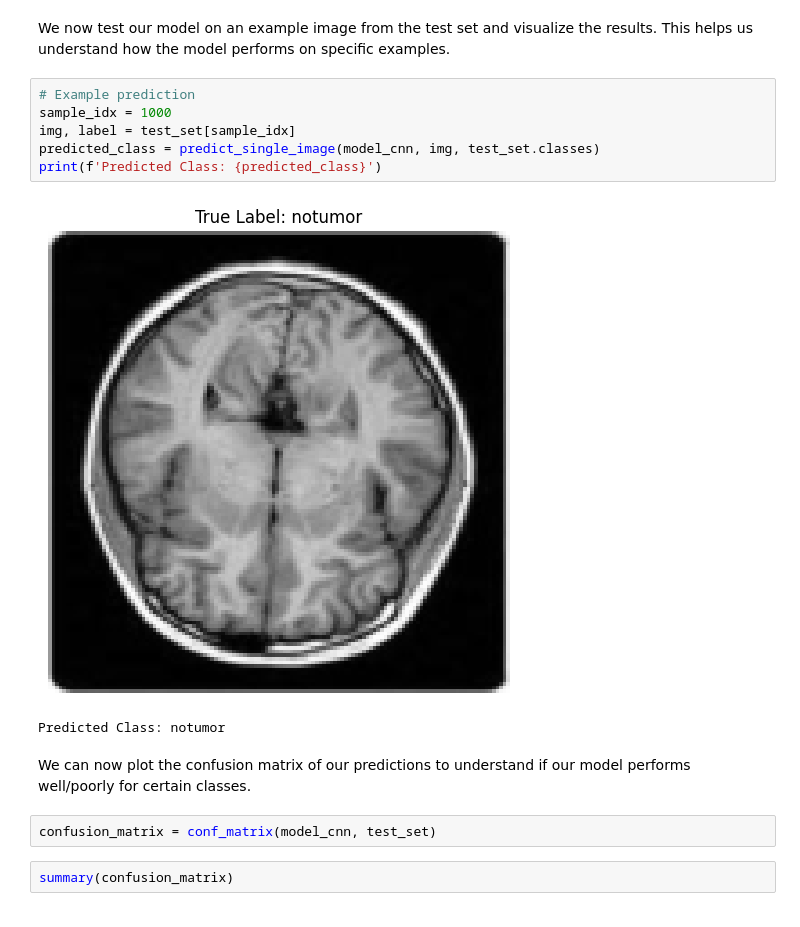
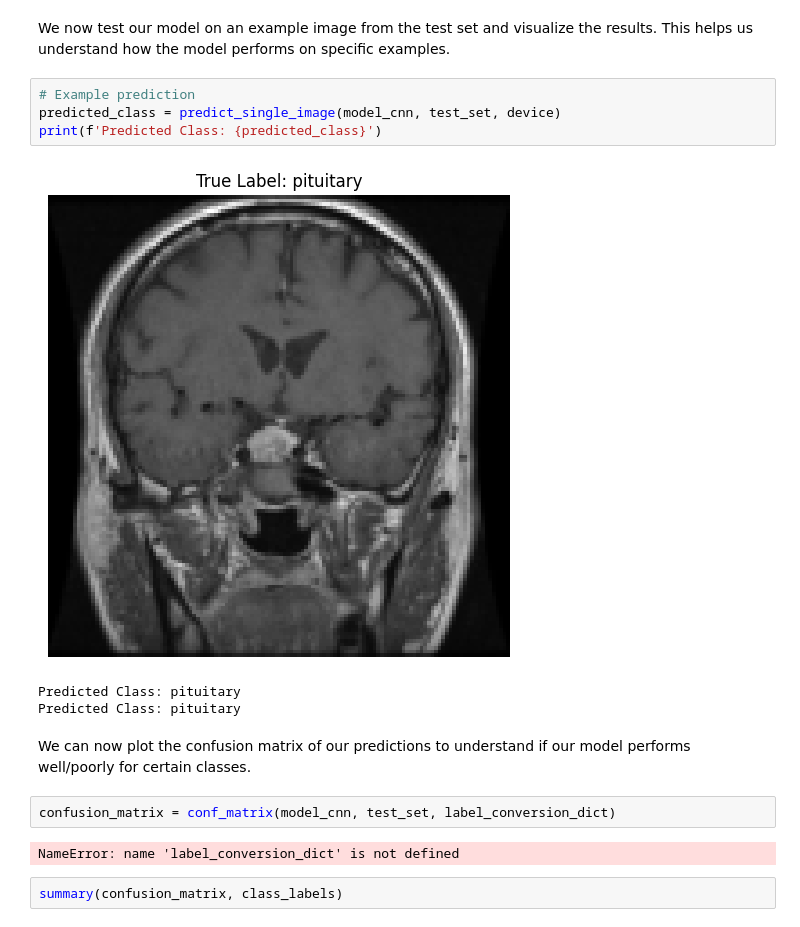
Before and after one commit to bengriffin3/brainnet-medical-imaging, a Jupyter notebook: notebooks/02_baseline_model_results.ipynb, the cells around one changed output. Drawn from its saved outputs; the diff is of its cells as text.

Commit message:
Amended conf_matrix and summary functions

```diff
--- a/notebooks/02_baseline_model_results.ipynb
+++ b/notebooks/02_baseline_model_results.ipynb
@@ -120,16 +142,17 @@ plot_training_history(history)
 We now test our model on an example image from the test set and visualize the results. This helps us understand how the model performs on specific examples.
 # %%
 # Example prediction
-sample_idx = 1000
-img, label = test_set[sample_idx]
-predicted_class = predict_single_image(model_cnn, img, test_set.classes)
+predicted_class = predict_single_image(model_cnn, test_set, device)
 print(f'Predicted Class: {predicted_class}')
 # %% [output]
-[figure, old version]
+[figure, new version]
-Predicted Class: notumor
+Predicted Class: pituitary
+Predicted Class: pituitary
 # %% [markdown]
 We can now plot the confusion matrix of our predictions to understand if our model performs well/poorly for certain classes.
 # %%
-confusion_matrix = conf_matrix(model_cnn, test_set)
+confusion_matrix = conf_matrix(model_cnn, test_set, label_conversion_dict)
+# %% [output]
+NameError: name 'label_conversion_dict' is not defined
 # %%
-summary(confusion_matrix)
+summary(confusion_matrix, class_labels)
```
Also changed, not shown: parts of 7 cells of this notebook.
